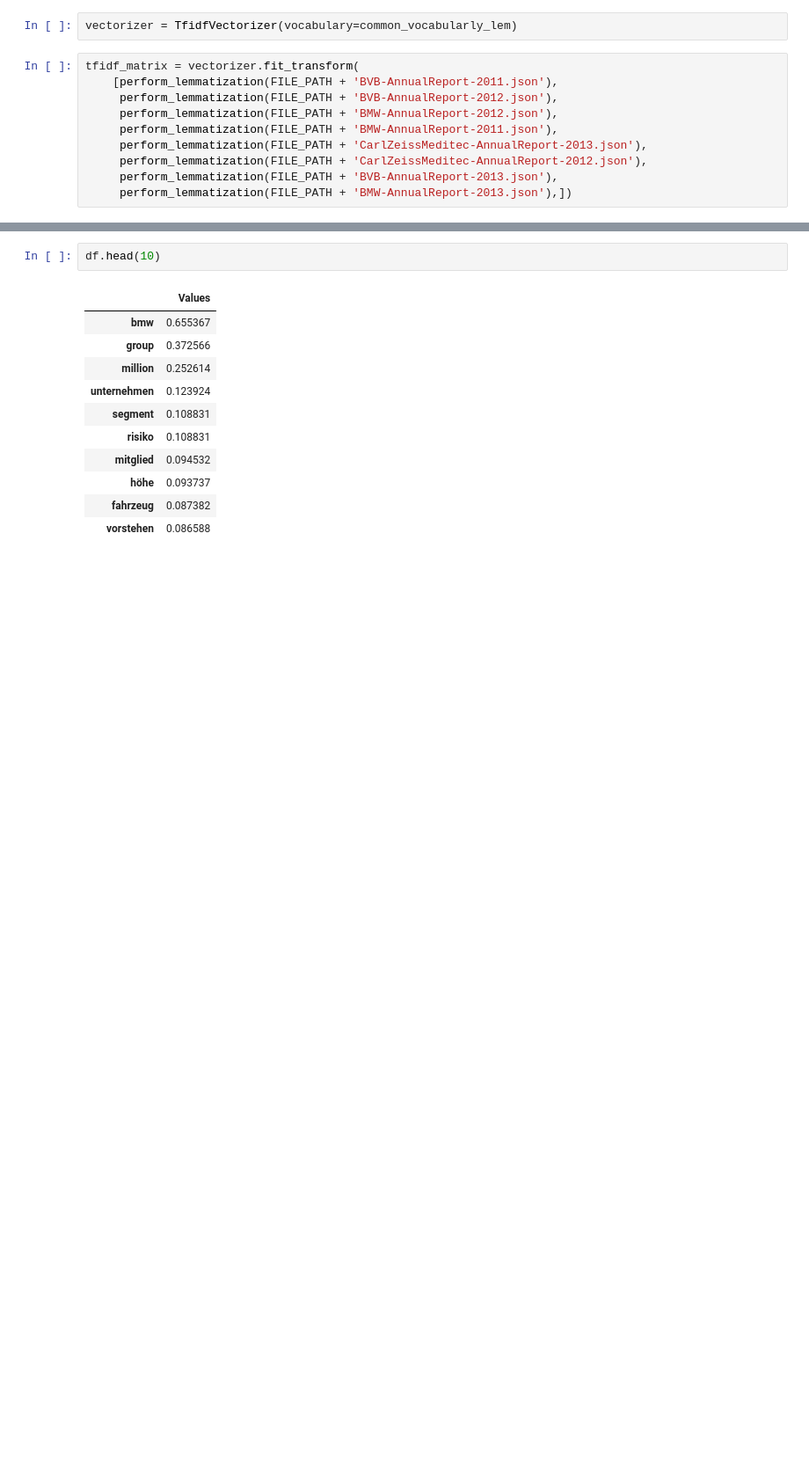
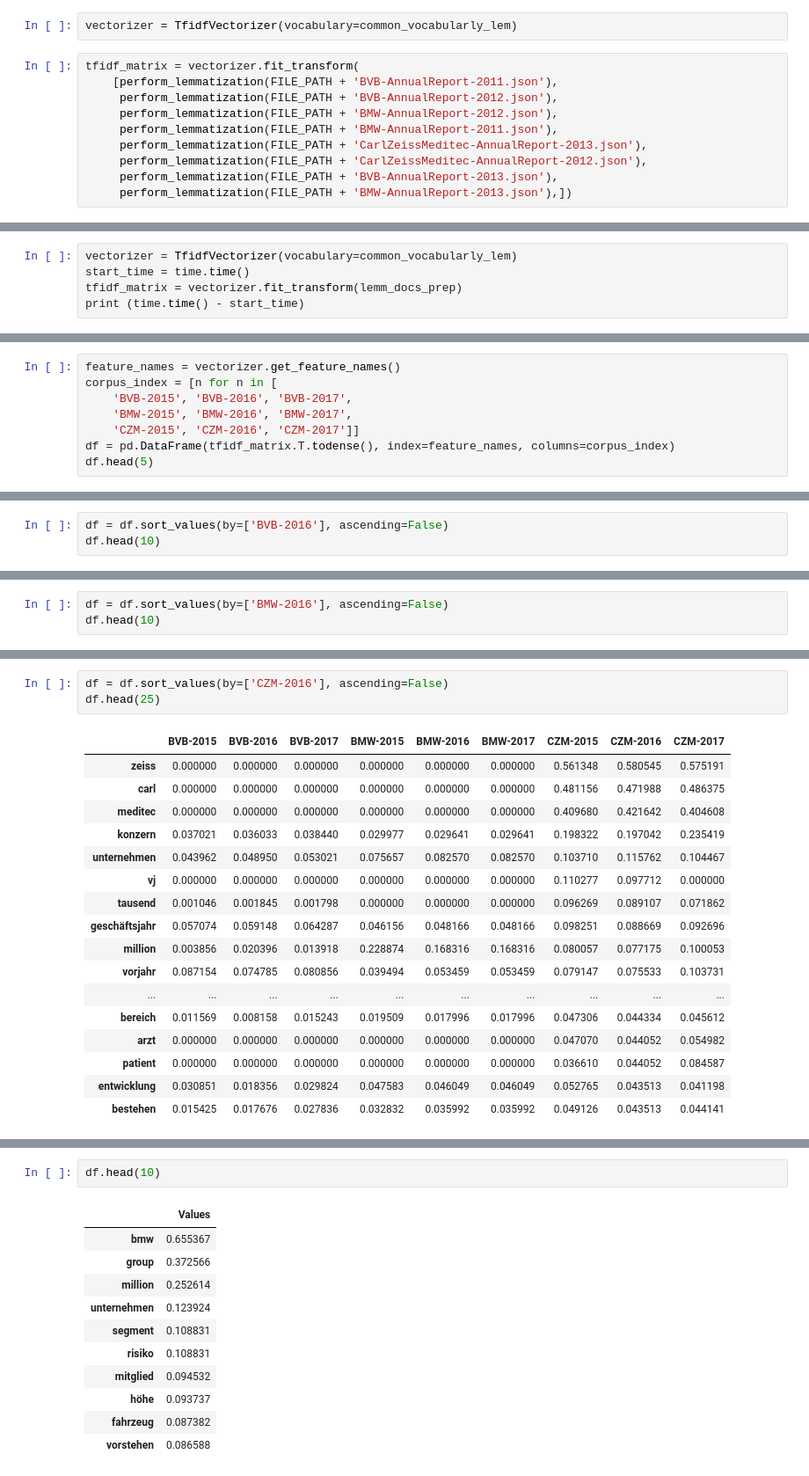
Before and after one commit to michaelborisov/text-analysis-lab, a Jupyter notebook: ML lab.ipynb, the cells around one changed output, grey strips where cells are left out. Shown at 88% size. Saved outputs shown, nothing was run; the diff lists cells and outputs as text; blank space fills up the shorter version.

```diff
--- a/ML lab.ipynb
+++ b/ML lab.ipynb
@@ -133,0 +171,5 @@ tfidf_matrix = vectorizer.fit_transform(
+# %%
+vectorizer = TfidfVectorizer(vocabulary=common_vocabularly_lem)
+start_time = time.time()
+tfidf_matrix = vectorizer.fit_transform(lemm_docs_prep)
+print (time.time() - start_time)
@@ -133,0 +178,8 @@ tfidf_matrix = vectorizer.fit_transform(
+# %%
+feature_names = vectorizer.get_feature_names()
+corpus_index = [n for n in [
+    'BVB-2015', 'BVB-2016', 'BVB-2017',
+    'BMW-2015', 'BMW-2016', 'BMW-2017',
+    'CZM-2015', 'CZM-2016', 'CZM-2017']]
+df = pd.DataFrame(tfidf_matrix.T.todense(), index=feature_names, columns=corpus_index)
+df.head(5)
@@ -133,0 +193,3 @@ tfidf_matrix = vectorizer.fit_transform(
+# %%
+df = df.sort_values(by=['BVB-2016'], ascending=False)
+df.head(10)
@@ -133,0 +208,3 @@ tfidf_matrix = vectorizer.fit_transform(
+# %%
+df = df.sort_values(by=['BMW-2016'], ascending=False)
+df.head(10)
@@ -134,3 +223,24 @@ tfidf_matrix = vectorizer.fit_transform(
+# %%
+df = df.sort_values(by=['CZM-2016'], ascending=False)
+df.head(25)
+# %% [output]
+|  | BVB-2015 | BVB-2016 | BVB-2017 | BMW-2015 | BMW-2016 | BMW-2017 | CZM-2015 | CZM-2016 | CZM-2017 |
+| zeiss | 0.000000 | 0.000000 | 0.000000 | 0.000000 | 0.000000 | 0.000000 | 0.561348 | 0.580545 | 0.575191 |
+| carl | 0.000000 | 0.000000 | 0.000000 | 0.000000 | 0.000000 | 0.000000 | 0.481156 | 0.471988 | 0.486375 |
+| meditec | 0.000000 | 0.000000 | 0.000000 | 0.000000 | 0.000000 | 0.000000 | 0.409680 | 0.421642 | 0.404608 |
+| konzern | 0.037021 | 0.036033 | 0.038440 | 0.029977 | 0.029641 | 0.029641 | 0.198322 | 0.197042 | 0.235419 |
+| unternehmen | 0.043962 | 0.048950 | 0.053021 | 0.075657 | 0.082570 | 0.082570 | 0.103710 | 0.115762 | 0.104467 |
+| vj | 0.000000 | 0.000000 | 0.000000 | 0.000000 | 0.000000 | 0.000000 | 0.110277 | 0.097712 | 0.000000 |
+| tausend | 0.001046 | 0.001845 | 0.001798 | 0.000000 | 0.000000 | 0.000000 | 0.096269 | 0.089107 | 0.071862 |
+| geschäftsjahr | 0.057074 | 0.059148 | 0.064287 | 0.046156 | 0.048166 | 0.048166 | 0.098251 | 0.088669 | 0.092696 |
+| million | 0.003856 | 0.020396 | 0.013918 | 0.228874 | 0.168316 | 0.168316 | 0.080057 | 0.077175 | 0.100053 |
+| vorjahr | 0.087154 | 0.074785 | 0.080856 | 0.039494 | 0.053459 | 0.053459 | 0.079147 | 0.075533 | 0.103731 |
+| ... | ... | ... | ... | ... | ... | ... | ... | ... | ... |
+| bereich | 0.011569 | 0.008158 | 0.015243 | 0.019509 | 0.017996 | 0.017996 | 0.047306 | 0.044334 | 0.045612 |
+| arzt | 0.000000 | 0.000000 | 0.000000 | 0.000000 | 0.000000 | 0.000000 | 0.047070 | 0.044052 | 0.054982 |
+| patient | 0.000000 | 0.000000 | 0.000000 | 0.000000 | 0.000000 | 0.000000 | 0.036610 | 0.044052 | 0.084587 |
+| entwicklung | 0.030851 | 0.018356 | 0.029824 | 0.047583 | 0.046049 | 0.046049 | 0.052765 | 0.043513 | 0.041198 |
+| bestehen | 0.015425 | 0.017676 | 0.027836 | 0.032832 | 0.035992 | 0.035992 | 0.049126 | 0.043513 | 0.044141 |
 # %%
 km = KMeans(n_clusters=3, init='k-means++')
 km.fit(tfidf_matrix)
```
Also changed, not shown: parts of 17 cells of this notebook.
